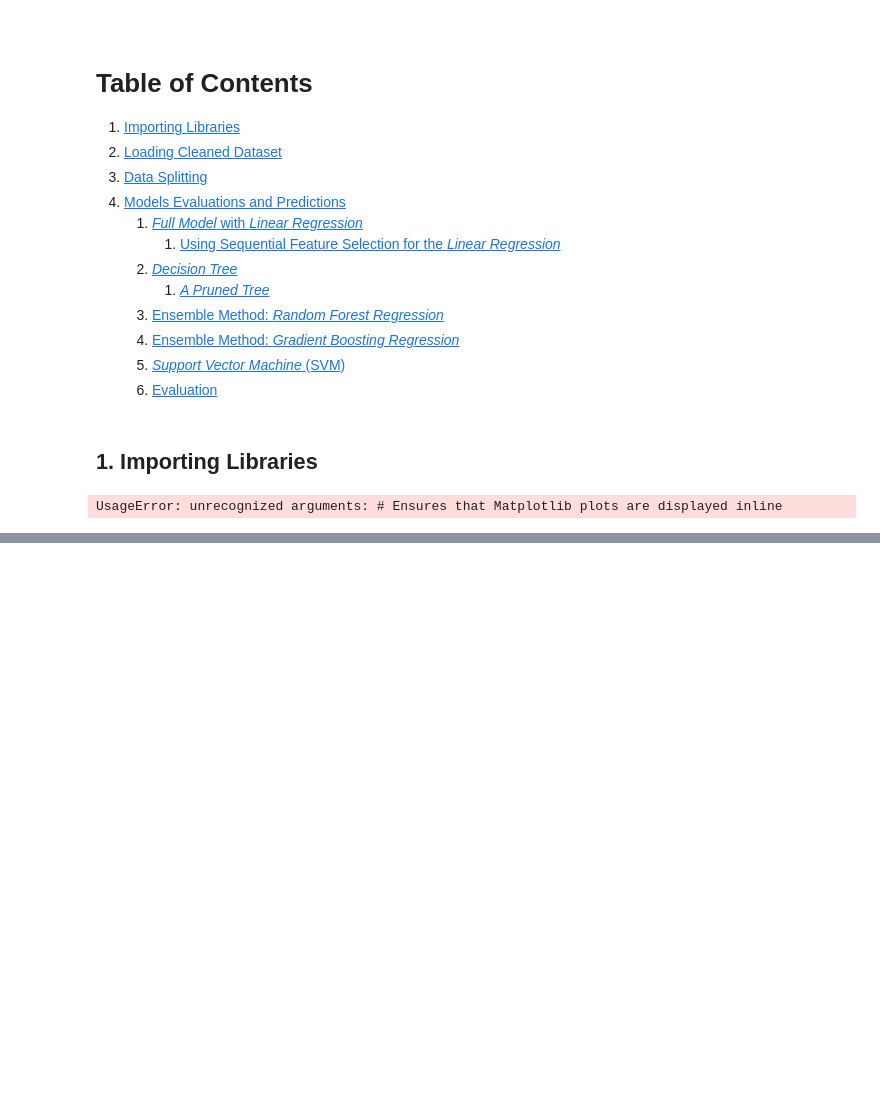
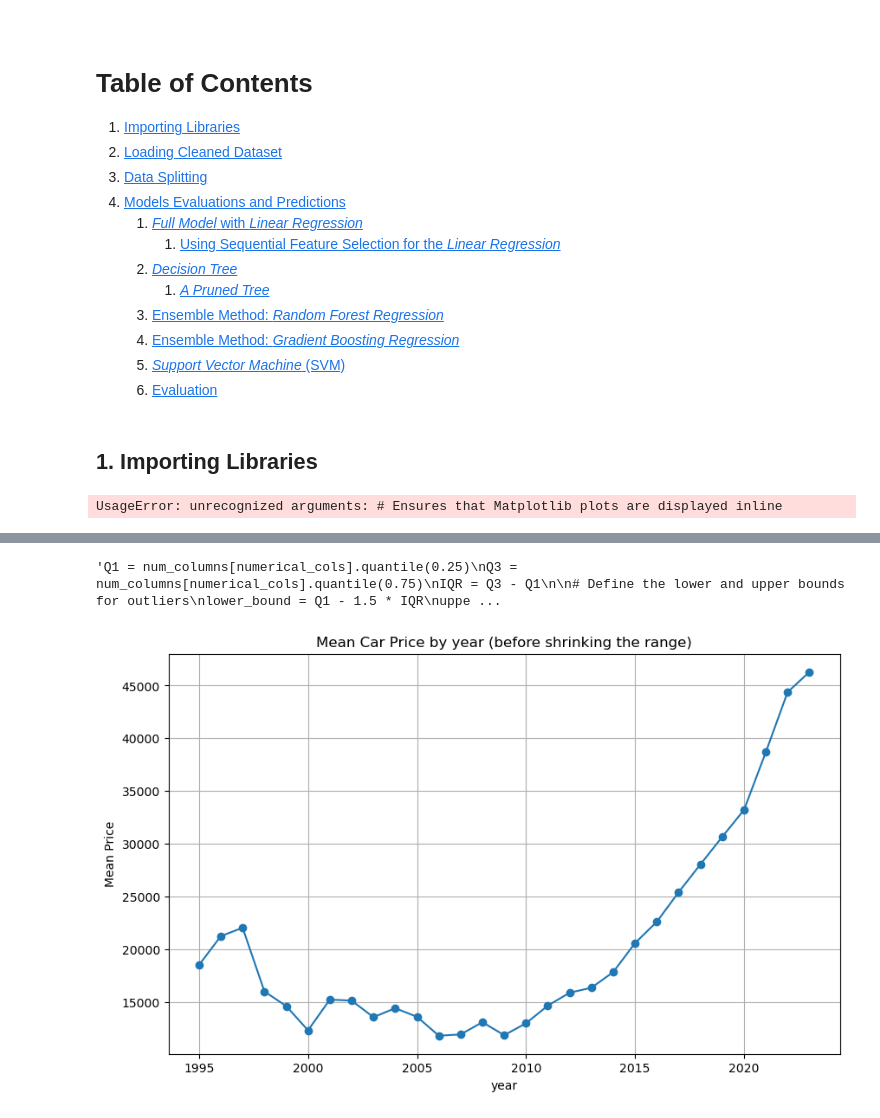
Before and after one commit to syl21b/Car-Price-Prediction, a Jupyter notebook: Car Price Prediction Model.ipynb, the cells around one changed output, grey strips where cells are left out. Drawn from its saved outputs; the diff is of its cells as text; code cells hidden in the pictures; blank space fills up the shorter version.

```diff
--- a/Car Price Prediction Model.ipynb
+++ b/Car Price Prediction Model.ipynb
@@ -50,7 +50,7 @@ UsageError: unrecognized arguments: # Ensures that Matplotlib plots are displaye
 
 
 # Define the URL of the CSV file on GitHub
-csv_url = "https://raw.githubusercontent.com/syl21b/Car-Price-Prediction/main/cleaned_data.csv?token=GHSAT0AAAAAACIQMGDUQEDEBWXNQO37GZHEZKFPEDA"
+csv_url = "https://raw.githubusercontent.com/syl21b/Car-Price-Prediction/main/cleaned_data.csv?token=GHSAT0AAAAAACIQMGDU6XOROEDEBWBVET54ZKFQFAA"
 
 # Read the CSV file into a DataFrame
 df = pd.read_csv(csv_url)
@@ -65,7 +88,9 @@ from sklearn.preprocessing import LabelEncoder
 # Create a LabelEncoder instance
 label_encoder = LabelEncoder()
 
-# Fit the encoder to your categorical data and transform it
-encoded_data = label_encoder.fit_transform(your_categorical_data)
+# Encode each categorical column
+for col in cat_columns:
+    df[col] = label_encoder.fit_transform(df[col])
 
-# The variable 'encoded_data' now contains the encoded values
+# Your DataFrame now contains the encoded values
+df
@@ -71,0 +111,29 @@ encoded_data = label_encoder.fit_transform(your_categorical_data)
+# %%
+'''Q1 = num_columns[numerical_cols].quantile(0.25)
+Q3 = num_columns[numerical_cols].quantile(0.75)
+IQR = Q3 - Q1
+
+# Define the lower and upper bounds for outliers
+lower_bound = Q1 - 1.5 * IQR
+upper_bound = Q3 + 1.5 * IQR
+
+# Identify outliers and create a boolean mask
+outliers_mask = (num_columns[numerical_cols] < lower_bound) | (num_columns[numerical_cols] > upper_bound)
+
+# Drop the rows containing outliers
+num_columns = num_columns[~outliers_mask]'''
+# %% [output]
+'Q1 = num_columns[numerical_cols].quantile(0.25)\nQ3 = num_columns[numerical_cols].quantile(0.75)\nIQR = Q3 - Q1\n\n# Define the lower and upper bounds for outliers\nlower_bound = Q1 - 1.5 * IQR\nuppe ...
+# %%
+
+mean_prices_by_year = df.groupby('year')['price'].mean().reset_index()
+
+plt.figure(figsize=(10, 6))
+plt.plot(mean_prices_by_year['year'], mean_prices_by_year['price'], marker='o', linestyle='-')
+plt.title('Mean Car Price by year (before shrinking the range)')
+plt.xlabel('year')
+plt.ylabel('Mean Price')
+plt.grid(True)
+plt.show()
+# %% [output]
+[figure, added]
```
Also changed, not shown: parts of 16 cells of this notebook.
